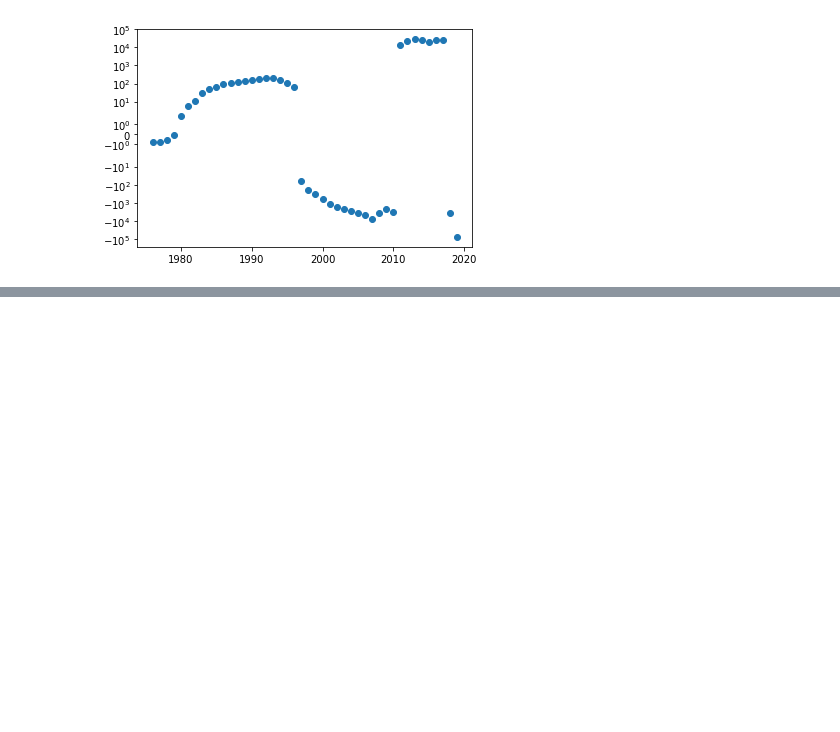
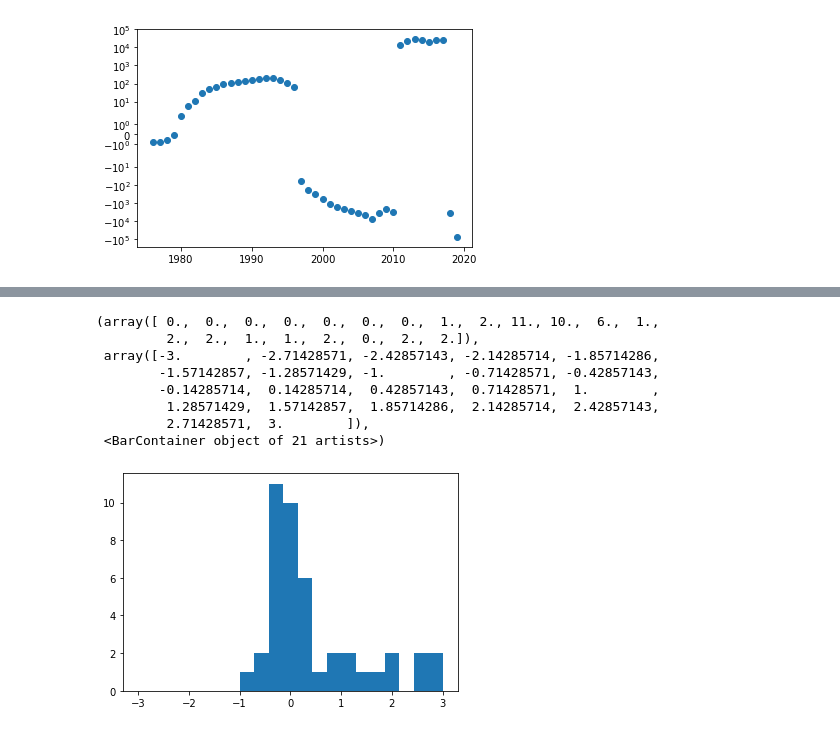
Before and after one commit to NathanvdBerg/AppStat-ProblemSet-2021, a Jupyter notebook: Problem 5.1.ipynb, the cells around one changed output, grey strips where cells are left out. Drawn from its saved outputs; the diff is of its cells as text; code cells hidden in the pictures; blank space fills up the shorter version.

```diff
--- a/Problem 5.1.ipynb
+++ b/Problem 5.1.ipynb
@@ -321,0 +334,12 @@ plt.yscale('symlog')
+# %%
+plt.hist(relative_error_capacity,bins=21,range=(-3,3))
+# %% [output]
+(array([ 0.,  0.,  0.,  0.,  0.,  0.,  0.,  1.,  2., 11., 10.,  6.,  1.,
+         2.,  2.,  1.,  1.,  2.,  0.,  2.,  2.]),
+ array([-3.        , -2.71428571, -2.42857143, -2.14285714, -1.85714286,
+        -1.57142857, -1.28571429, -1.        , -0.71428571, -0.42857143,
+        -0.14285714,  0.14285714,  0.42857143,  0.71428571,  1.        ,
+         1.28571429,  1.57142857,  1.85714286,  2.14285714,  2.42857143,
+         2.71428571,  3.        ]),
+ <BarContainer object of 21 artists>)
+[figure, added]
```
Also changed, not shown: parts of 4 cells of this notebook, 3 other files.
